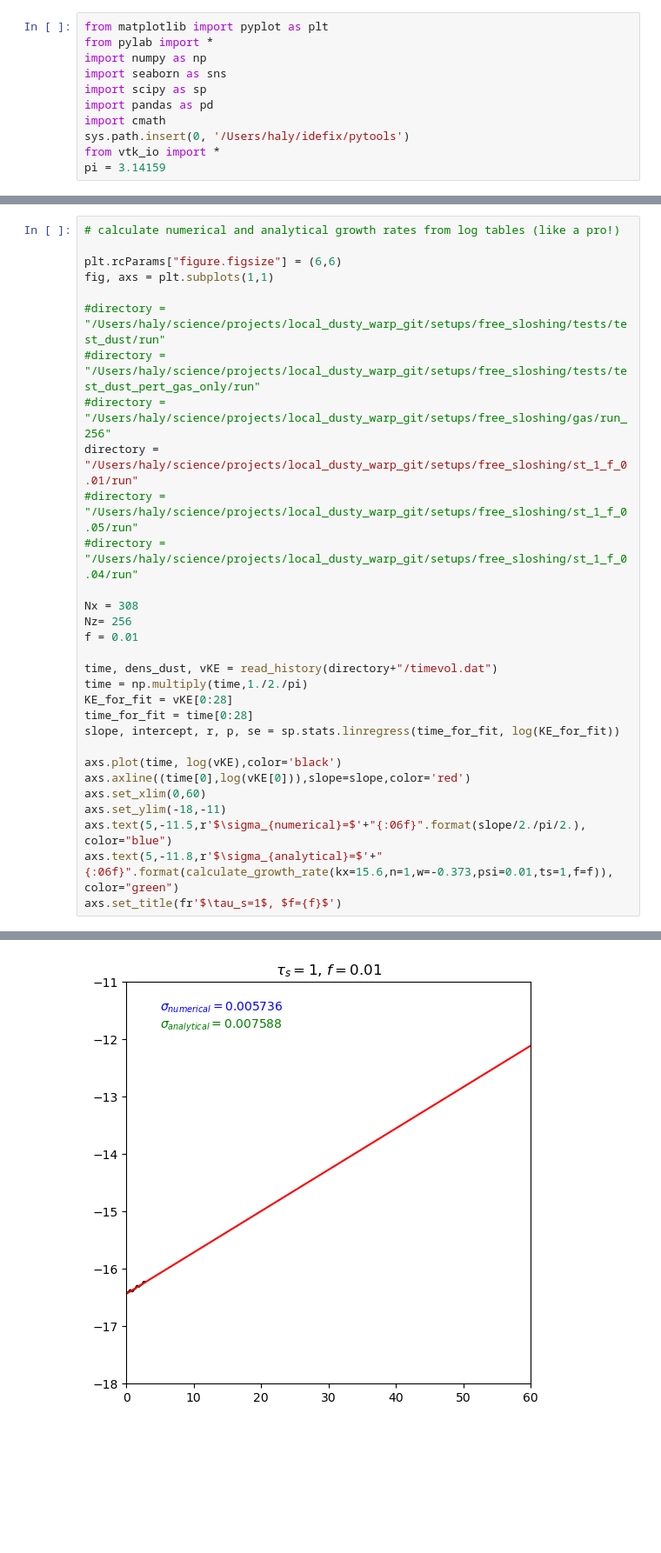
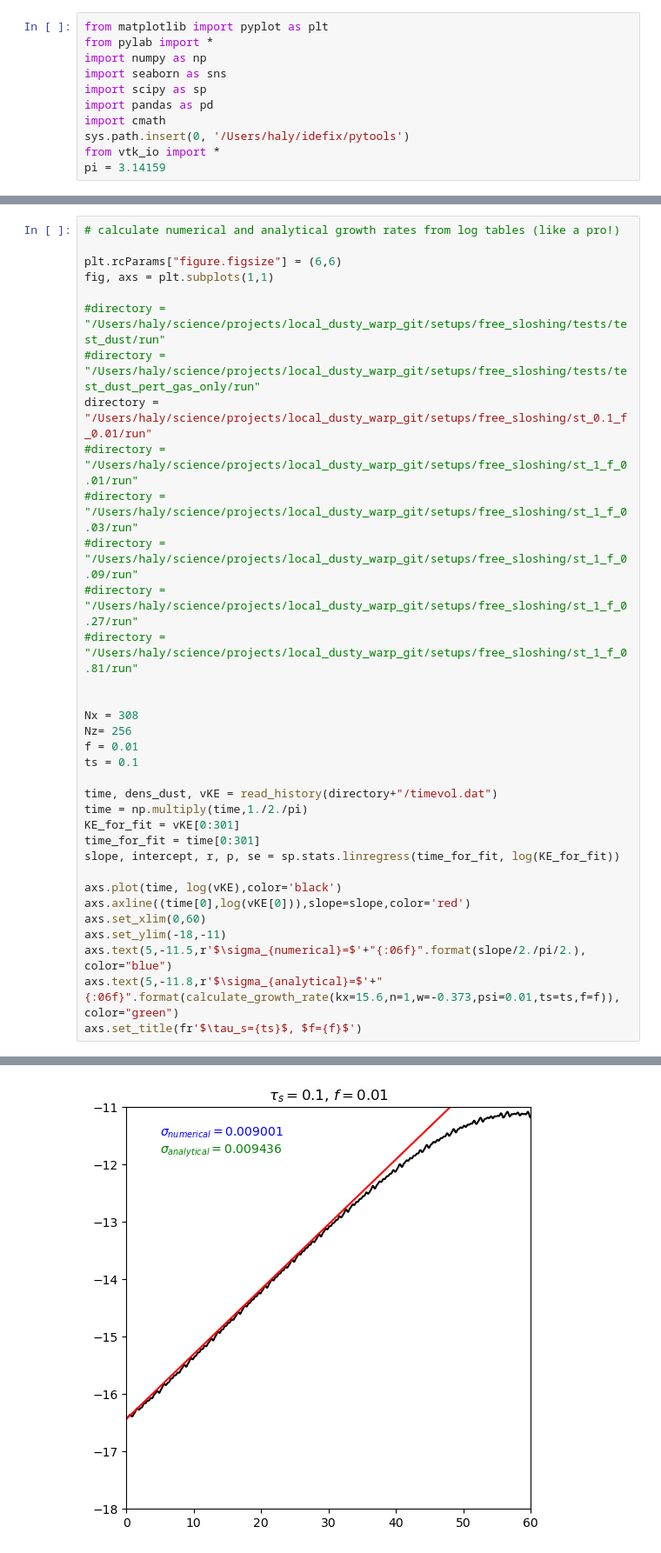
Before and after one commit to Hossam-Aly/local_dusty_warps, a Jupyter notebook: scripts/free_sloshing.ipynb, the cells around one changed output, grey strips where cells are left out. Shown at 87% size. Drawn from its saved outputs; the diff is of its cells as text; blank space fills up the shorter version.

```diff
--- a/scripts/free_sloshing.ipynb
+++ b/scripts/free_sloshing.ipynb
@@ -189,19 +204,23 @@ fig, axs = plt.subplots(1,1)
 
 #directory = "/Users/haly/science/projects/local_dusty_warp_git/setups/free_sloshing/tests/test_dust/run"
 #directory = "/Users/haly/science/projects/local_dusty_warp_git/setups/free_sloshing/tests/test_dust_pert_gas_only/run"
-#directory = "/Users/haly/science/projects/local_dusty_warp_git/setups/free_sloshing/gas/run_256"
-directory = "/Users/haly/science/projects/local_dusty_warp_git/setups/free_sloshing/st_1_f_0.01/run"
-#directory = "/Users/haly/science/projects/local_dusty_warp_git/setups/free_sloshing/st_1_f_0.05/run"
-#directory = "/Users/haly/science/projects/local_dusty_warp_git/setups/free_sloshing/st_1_f_0.04/run"
+directory = "/Users/haly/science/projects/local_dusty_warp_git/setups/free_sloshing/st_0.1_f_0.01/run"
+#directory = "/Users/haly/science/projects/local_dusty_warp_git/setups/free_sloshing/st_1_f_0.01/run"
+#directory = "/Users/haly/science/projects/local_dusty_warp_git/setups/free_sloshing/st_1_f_0.03/run"
+#directory = "/Users/haly/science/projects/local_dusty_warp_git/setups/free_sloshing/st_1_f_0.09/run"
+#directory = "/Users/haly/science/projects/local_dusty_warp_git/setups/free_sloshing/st_1_f_0.27/run"
+#directory = "/Users/haly/science/projects/local_dusty_warp_git/setups/free_sloshing/st_1_f_0.81/run"
+
 
 Nx = 308
 Nz= 256
 f = 0.01
+ts = 0.1
 
 time, dens_dust, vKE = read_history(directory+"/timevol.dat")
 time = np.multiply(time,1./2./pi)
-KE_for_fit = vKE[0:28]
-time_for_fit = time[0:28]
+KE_for_fit = vKE[0:301]
+time_for_fit = time[0:301]
 slope, intercept, r, p, se = sp.stats.linregress(time_for_fit, log(KE_for_fit))
 
 axs.plot(time, log(vKE),color='black')
@@ -209,6 +228,6 @@ axs.axline((time[0],log(vKE[0])),slope=slope,color='red')
 axs.set_xlim(0,60)
 axs.set_ylim(-18,-11)
 axs.text(5,-11.5,r'$\sigma_{numerical}=$'+"{:06f}".format(slope/2./pi/2.), color="blue")
-axs.text(5,-11.8,r'$\sigma_{analytical}=$'+"{:06f}".format(calculate_growth_rate(kx=15.6,n=1,w=-0.373,psi=0.01,ts=1,f=f)), color="green")
-axs.set_title(fr'$\tau_s=1$, $f={f}$')
+axs.text(5,-11.8,r'$\sigma_{analytical}=$'+"{:06f}".format(calculate_growth_rate(kx=15.6,n=1,w=-0.373,psi=0.01,ts=ts,f=f)), color="green")
+axs.set_title(fr'$\tau_s={ts}$, $f={f}$')
 # %% [output]
@@ -216 +235 @@ Text(0.5, 1.0, '$\\tau_s=1$, $f=0.01$')
-[figure, old version]
+[figure, new version]
```
Also changed, not shown: parts of 7 cells of this notebook, 19 other files.
